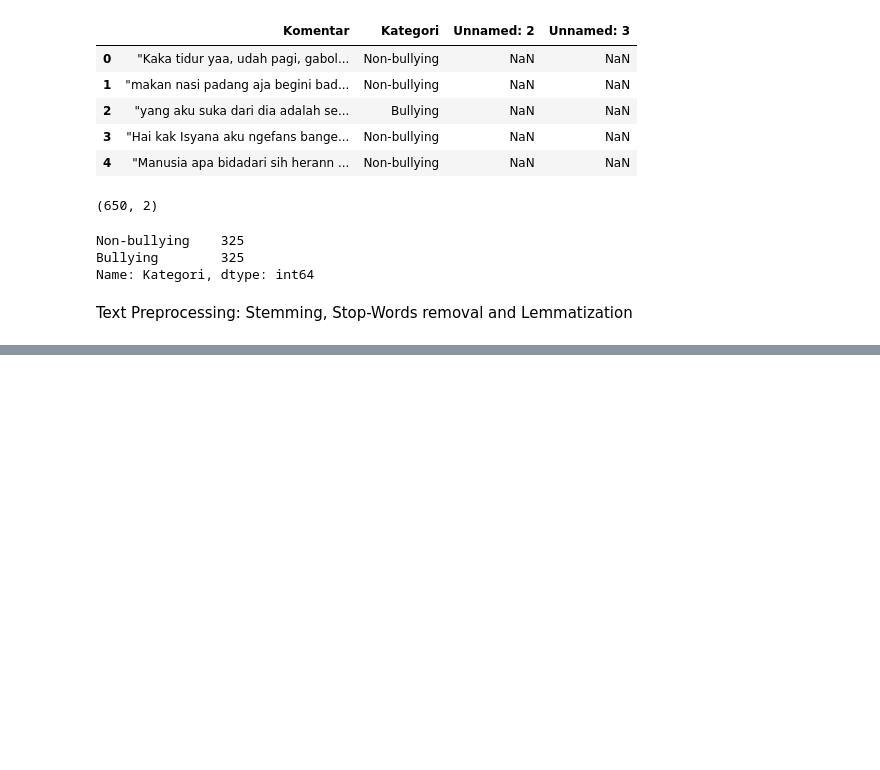
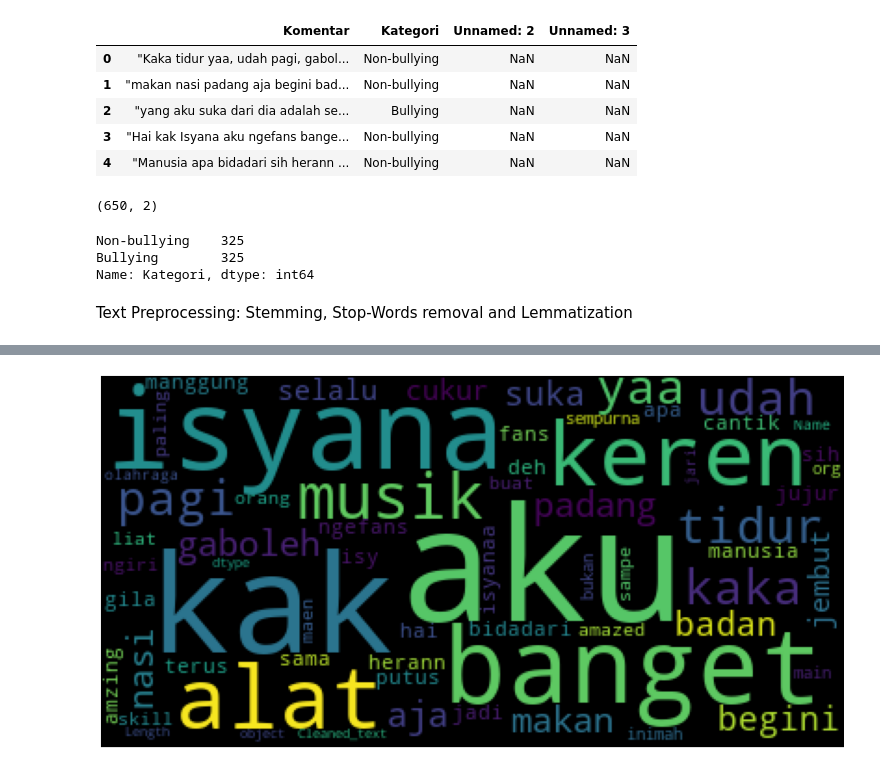
Before and after one commit to RoniAndarsyah/LSTM_NaiveBayesMultinomial, a Jupyter notebook: LSTM_dan_NaiveBayesM.ipynb, the cells around one changed output, grey strips where cells are left out. Cells and saved outputs as stored; diff of their text form; code cells hidden in the pictures; blank space fills up the shorter version.

```diff
--- a/LSTM_dan_NaiveBayesM.ipynb
+++ b/LSTM_dan_NaiveBayesM.ipynb
@@ -117,0 +116,7 @@ from nltk.corpus import stopwords
+# %%
+factory = StemmerFactory()
+ps = factory.create_stemmer()
+factory = StopWordRemoverFactory()
+stop= factory.get_stop_words()
+stopwordlist=words(open('drive/MyDrive/LSTM/stopwords.txt').read())
+stopword=stop+stopwordlist
@@ -139,6 +146,8 @@ def preprocess_data(data):
         final_string.append(str1)
         i+=1
     return final_string
+# %%
+df['Cleaned_text'] = preprocess_data(df)
 # %%
 from wordcloud import WordCloud
 import matplotlib.pyplot as plt
@@ -150,3 +159,9 @@ def plot_cloud(wordcloud):
     plt.imshow(wordcloud)
     # No axis details
     plt.axis("off")
+# %%
+word_cloud = WordCloud().generate(str(df['Cleaned_text']))
+# %%
+plot_cloud(word_cloud)
+# %% [output]
+[figure, added]
```
Also changed, not shown: parts of 25 cells of this notebook.
